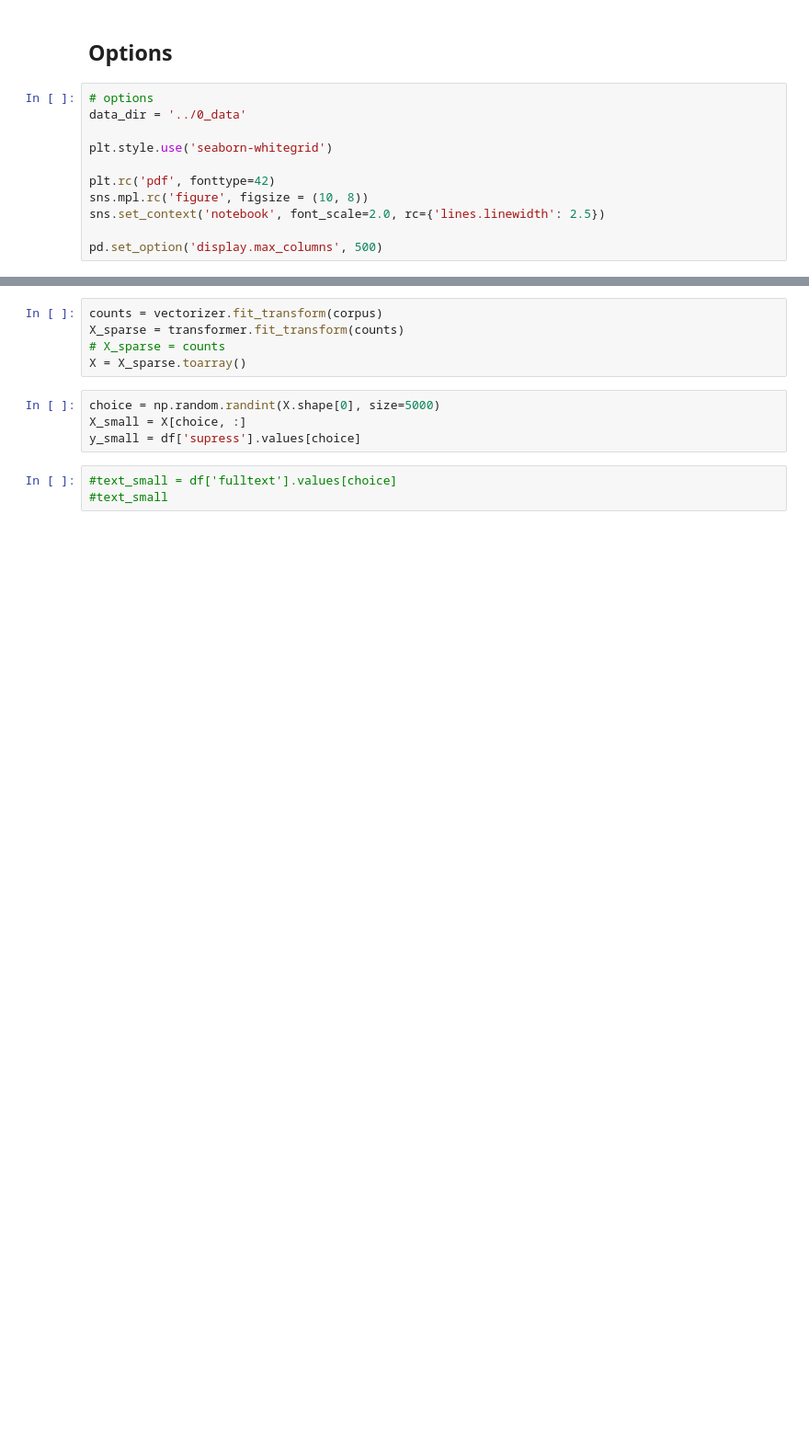
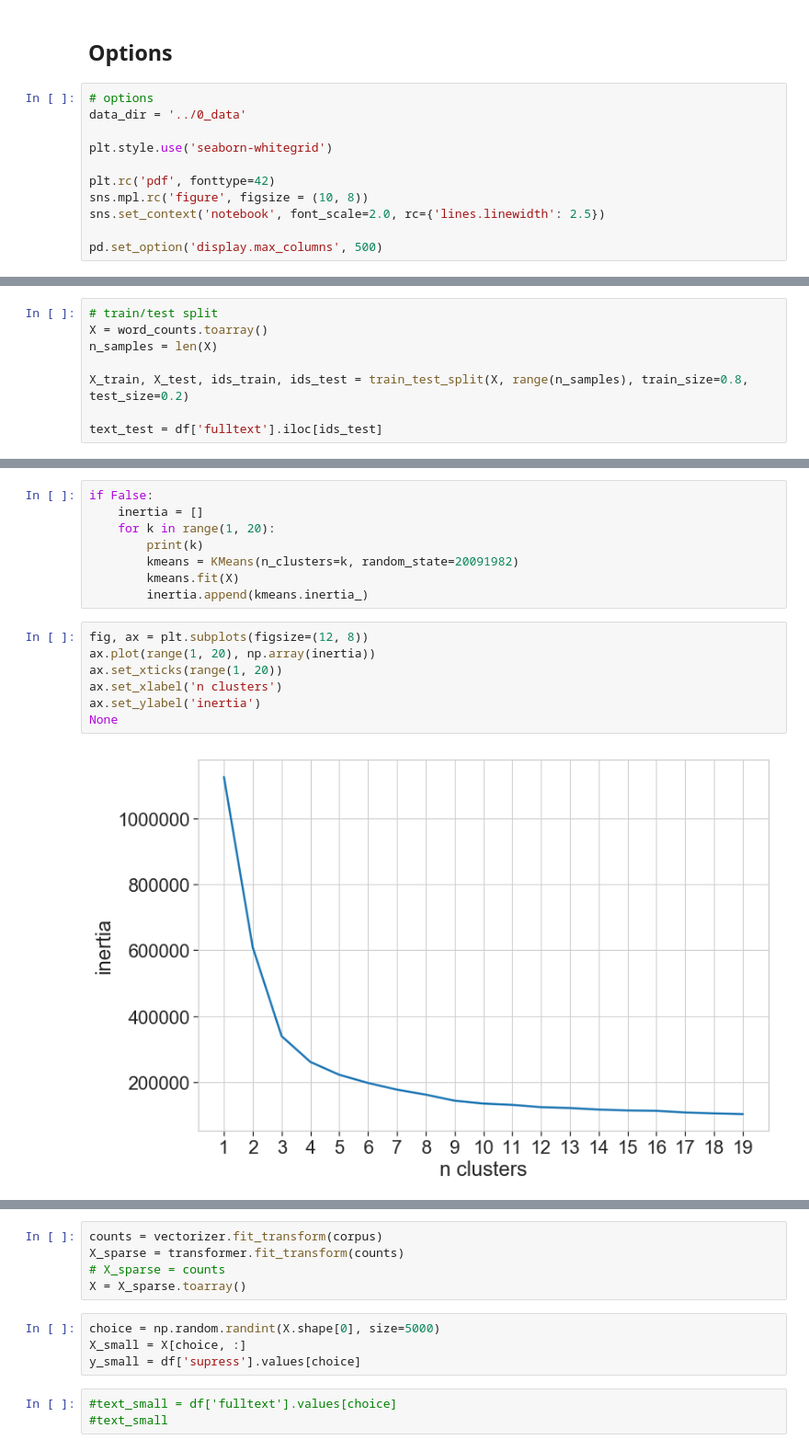
Before and after one commit to jcoupon/NOTAM-classifier, a Jupyter notebook: 3_Modelling/Modelling.ipynb, the cells around one changed output, grey strips where cells are left out. Shown at 92% size. Drawn from its saved outputs; the diff is of its cells as text; blank space fills up the shorter version.

```diff
--- a/3_Modelling/Modelling.ipynb
+++ b/3_Modelling/Modelling.ipynb
@@ -72,0 +203,8 @@ corpus = df['text_clean'].fillna('').values
+# %%
+# train/test split
+X = word_counts.toarray()
+n_samples = len(X)
+
+X_train, X_test, ids_train, ids_test = train_test_split(X, range(n_samples), train_size=0.8, test_size=0.2)
+
+text_test = df['fulltext'].iloc[ids_test]
@@ -72,0 +215,17 @@ corpus = df['text_clean'].fillna('').values
+# %%
+if False:
+    inertia = []
+    for k in range(1, 20):
+        print(k)
+        kmeans = KMeans(n_clusters=k, random_state=20091982)
+        kmeans.fit(X)
+        inertia.append(kmeans.inertia_)
+# %%
+fig, ax = plt.subplots(figsize=(12, 8))
+ax.plot(range(1, 20), np.array(inertia))
+ax.set_xticks(range(1, 20))
+ax.set_xlabel('n clusters')
+ax.set_ylabel('inertia')
+None
+# %% [output]
+[figure, added]
```
Also changed, not shown: parts of 60 cells of this notebook, 9 other files.
